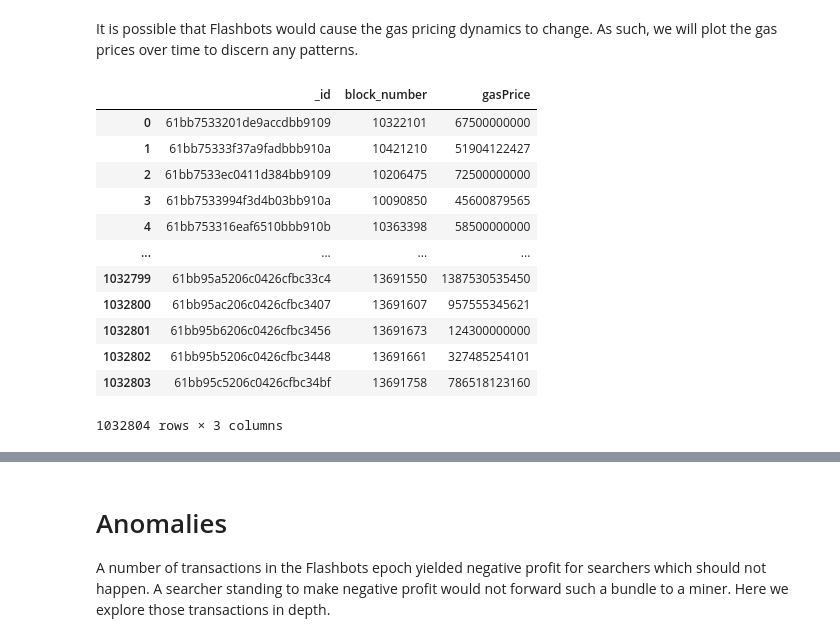
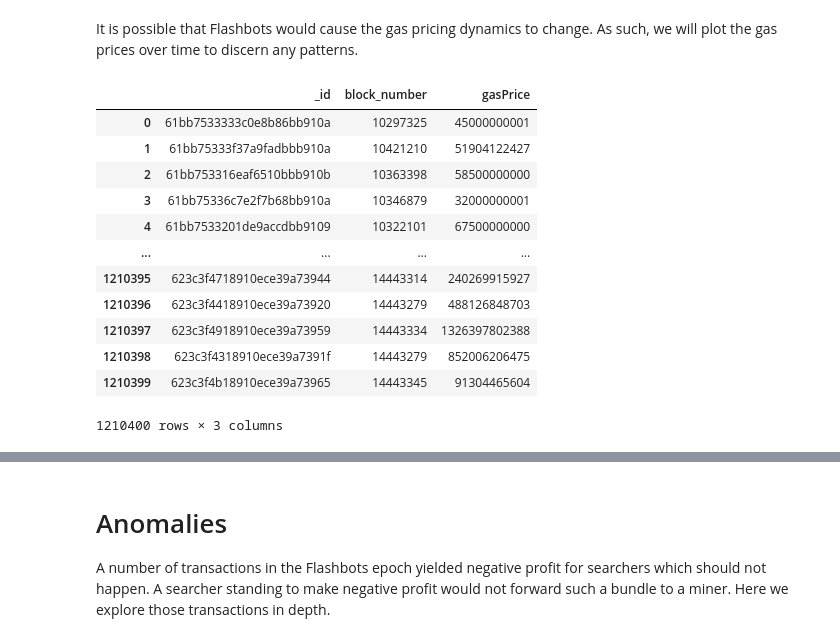
Before and after one commit to a-flashbot-in-the-pan/a-flashbot-in-the-pan, a Jupyter notebook: FlashbotsAnalysis.ipynb, the cells around one changed output, grey strips where cells are left out. Drawn from its saved outputs; the diff is of its cells as text; code cells hidden in the pictures.

Commit message:
Update data

```diff
--- a/FlashbotsAnalysis.ipynb
+++ b/FlashbotsAnalysis.ipynb
@@ -414,49 +414,38 @@ miners are participating.
 # %% [markdown]
 It is possible that Flashbots would cause the gas pricing dynamics to change. As such, we will plot the gas prices over time to discern any patterns.
 # %%
-#non_fb_txs_raw = pd.DataFrame(list(confirmed_mevs.find(is_non_flashbots_query, {"first_transaction.gasPrice":1, "second_transaction.gasPrice":1, "block_number":1, "cost_eth":1, "profit_eth":1})))
-def gas_price_extraction_pipeline():
+def gas_price_extraction_pipeline(which_tx):
     return [
         {
             "$match":is_non_flashbots_query
         },
-        #{
-       #     "$group": {"_id": "$block_number", "Avg": {"$avg": "$gasPrice"}}
-      #  },
-     #       group =
-    #sort_op = {"_id": 1}
         {
             "$project": {
                 "block_number": "$block_number",
-                "gasPrice": "$first_transaction.gasPrice",
-                "gasPrice": "$second_transaction.gasPrice"
+                "gasPrice": which_tx,
             }
         },
-        {
-            "$unwind"
-        }
     ]
 
 pipeline1 = gas_price_extraction_pipeline("$first_transaction.gasPrice")
-#pipeline2 = gas_price_extraction_pipeline("$second_transaction.gasPrice")
+pipeline2 = gas_price_extraction_pipeline("$second_transaction.gasPrice")
 
 non_fb_txs_raw1 = pd.DataFrame(list(confirmed_mevs.aggregate(pipeline1)))
-non_fb_txs_raw1
-#non_fb_txs_raw2 = pd.DataFrame(list(confirmed_mevs.aggregate(pipeline2)))
+non_fb_txs_raw2 = pd.DataFrame(list(confirmed_mevs.aggregate(pipeline2)))
 
-#non_fb_txs_raw = pd.concat([non_fb_txs_raw1, non_fb_txs_raw2], ignore_index=True)
-#non_fb_txs_raw
+non_fb_txs_df = pd.concat([non_fb_txs_raw1, non_fb_txs_raw2], ignore_index=True)
+non_fb_txs_df
 # %% [output]
 |  | _id | block_number | gasPrice |
-| 0 | 61bb7533201de9accdbb9109 | 10322101 | 67500000000 |
+| 0 | 61bb7533333c0e8b86bb910a | 10297325 | 45000000001 |
 | 1 | 61bb75333f37a9fadbbb910a | 10421210 | 51904122427 |
-| 2 | 61bb7533ec0411d384bb9109 | 10206475 | 72500000000 |
-| 3 | 61bb7533994f3d4b03bb910a | 10090850 | 45600879565 |
-| 4 | 61bb753316eaf6510bbb910b | 10363398 | 58500000000 |
+| 2 | 61bb753316eaf6510bbb910b | 10363398 | 58500000000 |
+| 3 | 61bb75336c7e2f7b68bb910a | 10346879 | 32000000001 |
+| 4 | 61bb7533201de9accdbb9109 | 10322101 | 67500000000 |
 | ... | ... | ... | ... |
-| 1032799 | 61bb95a5206c0426cfbc33c4 | 13691550 | 1387530535450 |
-| 1032800 | 61bb95ac206c0426cfbc3407 | 13691607 | 957555345621 |
-| 1032801 | 61bb95b6206c0426cfbc3456 | 13691673 | 124300000000 |
-| 1032802 | 61bb95b5206c0426cfbc3448 | 13691661 | 327485254101 |
-| 1032803 | 61bb95c5206c0426cfbc34bf | 13691758 | 786518123160 |
+| 1210395 | 623c3f4718910ece39a73944 | 14443314 | 240269915927 |
+| 1210396 | 623c3f4418910ece39a73920 | 14443279 | 488126848703 |
+| 1210397 | 623c3f4918910ece39a73959 | 14443334 | 1326397802388 |
+| 1210398 | 623c3f4318910ece39a7391f | 14443279 | 852006206475 |
+| 1210399 | 623c3f4b18910ece39a73965 | 14443345 | 91304465604 |
-1032804 rows × 3 columns
+1210400 rows × 3 columns
```
Also changed, not shown: parts of 18 cells of this notebook.
